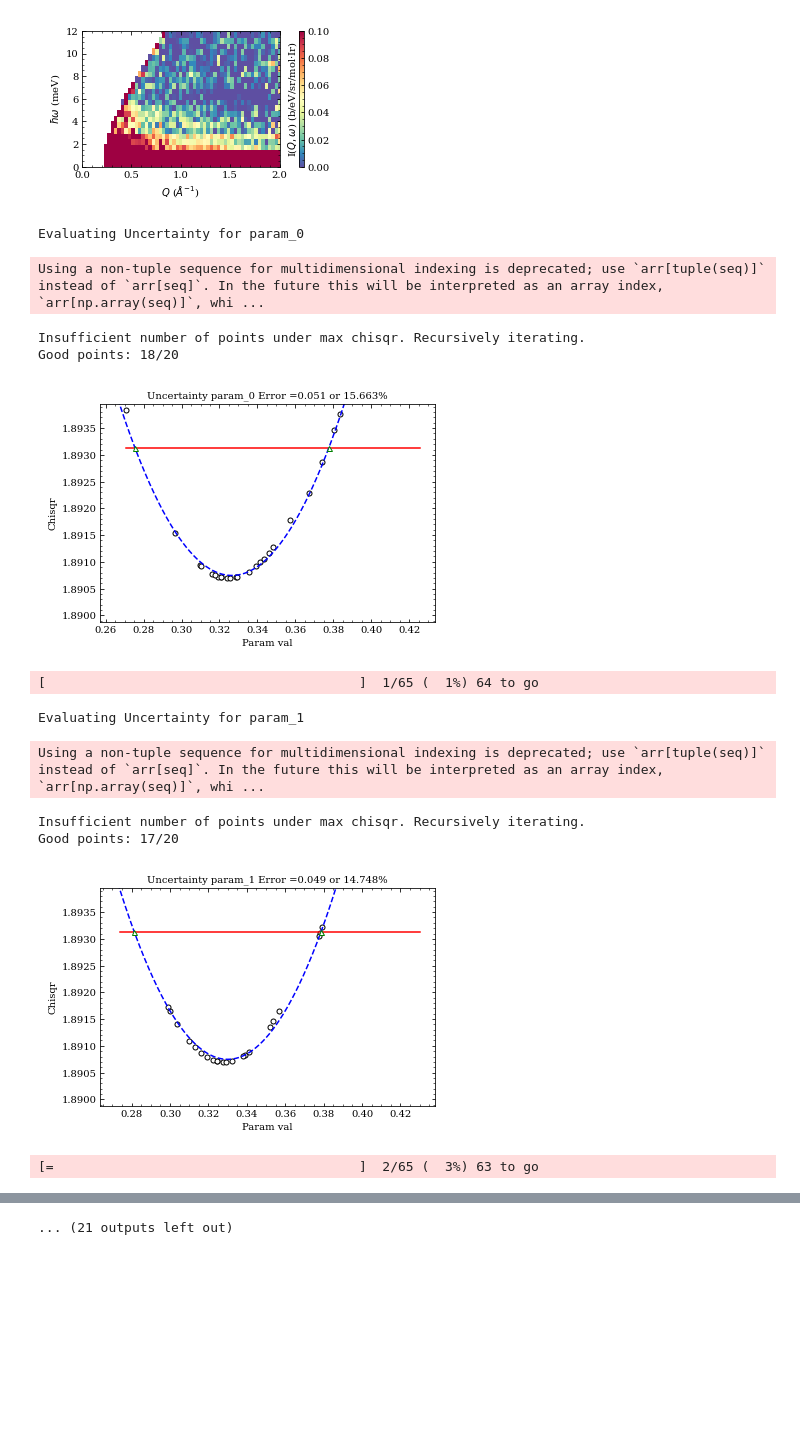
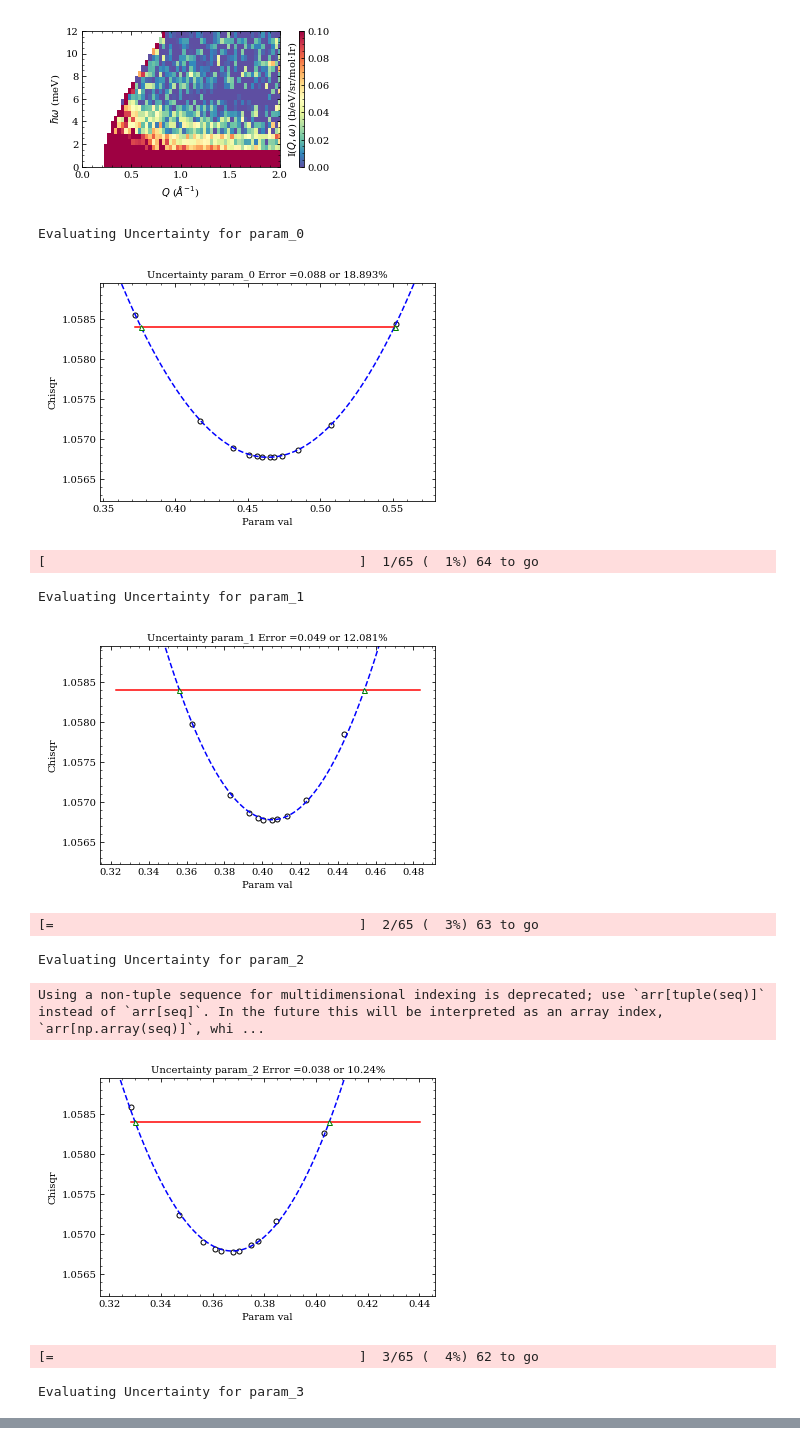
Before and after one commit to thallor1/THpythonutils, a Jupyter notebook: examples/Factorization Example.ipynb, the cells around one changed output, grey strips where cells are left out. Saved outputs shown, nothing was run; the diff lists cells and outputs as text; code cells hidden in the pictures; blank space fills up the shorter version.

Commit message:
Finished factorization method

```diff
--- a/examples/Factorization Example.ipynb
+++ b/examples/Factorization Example.ipynb
@@ -65,19 +65,18 @@ h3liir2o6.cif imported successfully.
 [figure]
 # %%
 #This is the measurement that we will factorize and perform a simple analysis for.
-factorresult = hlio_seq.factorization(qe_limits=[0.4,2.0,1.8,12.0],g_factor=2.0,fast_mode=False,
+factorresult = hlio_seq.factorization(qe_limits=[0.3,2.0,2.0,10.0],g_factor=2.0,fast_mode=False,
                                       mag_ion='Ir4', filename='hlio_example_errors.npy',
                                       overwrite_prev=True)
 # %% [output]
 Evaluating Uncertainty for param_0
+[figure, new version]
-Using a non-tuple sequence for multidimensional indexing is deprecated; use `arr[tuple(seq)]` instead of `arr[seq]`. In the future this will be interpreted as an array index, `arr[np.array(seq)]`, whi ...
+[                                        ]  1/65 (  1%) 64 to go
-Insufficient number of points under max chisqr. Recursively iterating.
-Good points: 18/20
+Evaluating Uncertainty for param_1
-[figure, old version]
+[figure, new version]
-[                                        ]  1/65 (  1%) 64 to go
+[=                                       ]  2/65 (  3%) 63 to go
-Evaluating Uncertainty for param_1
+Evaluating Uncertainty for param_2
 Using a non-tuple sequence for multidimensional indexing is deprecated; use `arr[tuple(seq)]` instead of `arr[seq]`. In the future this will be interpreted as an array index, `arr[np.array(seq)]`, whi ...
+[figure, added]
-Insufficient number of points under max chisqr. Recursively iterating.
-Good points: 17/20
+[=                                       ]  3/65 (  4%) 62 to go
-[figure, old version]
-[=                                       ]  2/65 (  3%) 63 to go
+Evaluating Uncertainty for param_3
@@ -86,4 +85,3 @@ Using a non-tuple sequence for multidimensional indexing is deprecated; use `arr
-... (21 outputs left out)
 # %%
 #Note that this method returns the value of S(Q), which is independent of the magnetic form factor.
 from thpyutils.neutron.magAnalysis import getMagFF
```
Also changed, not shown: parts of 2 cells of this notebook, 3 other files.
